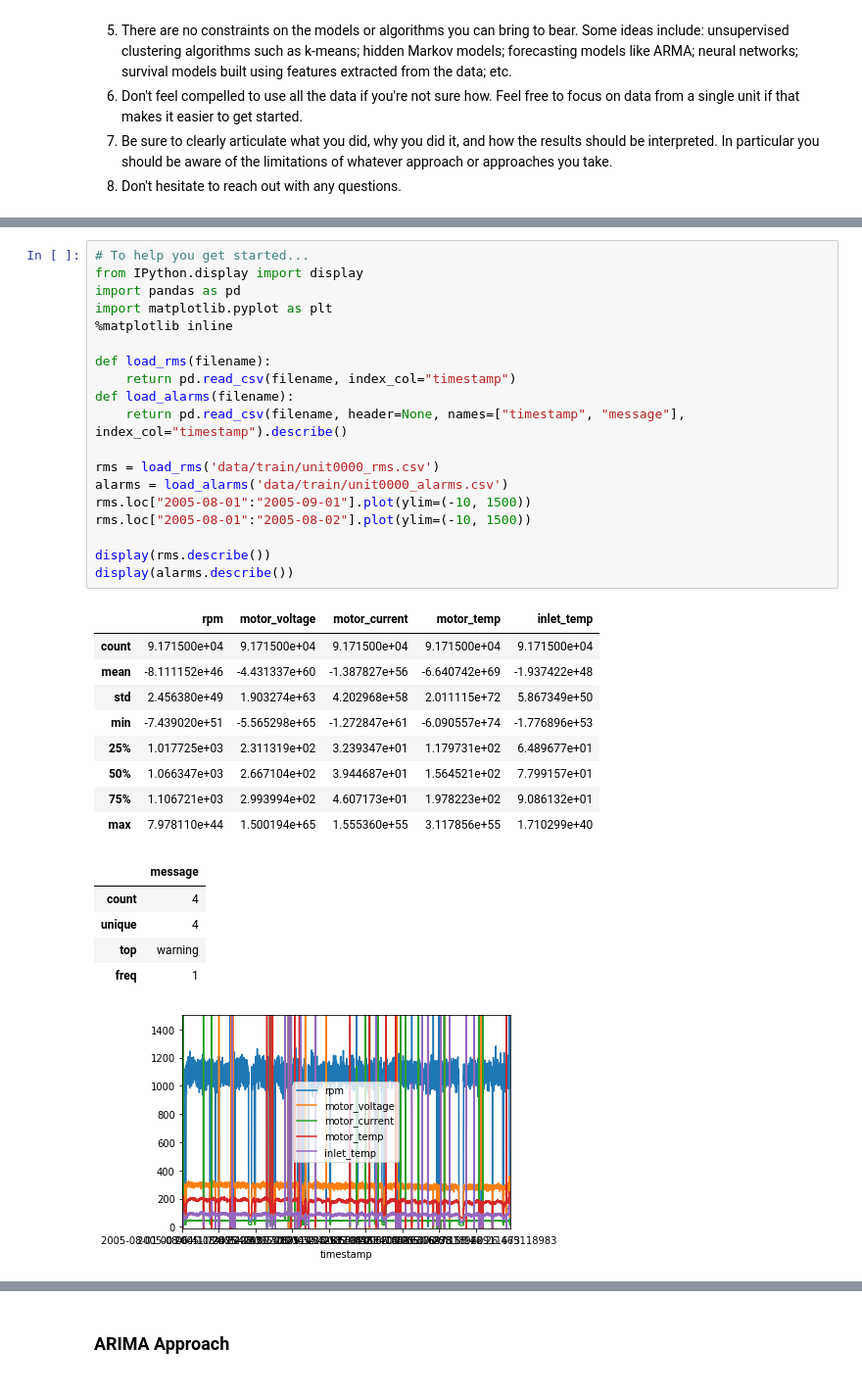
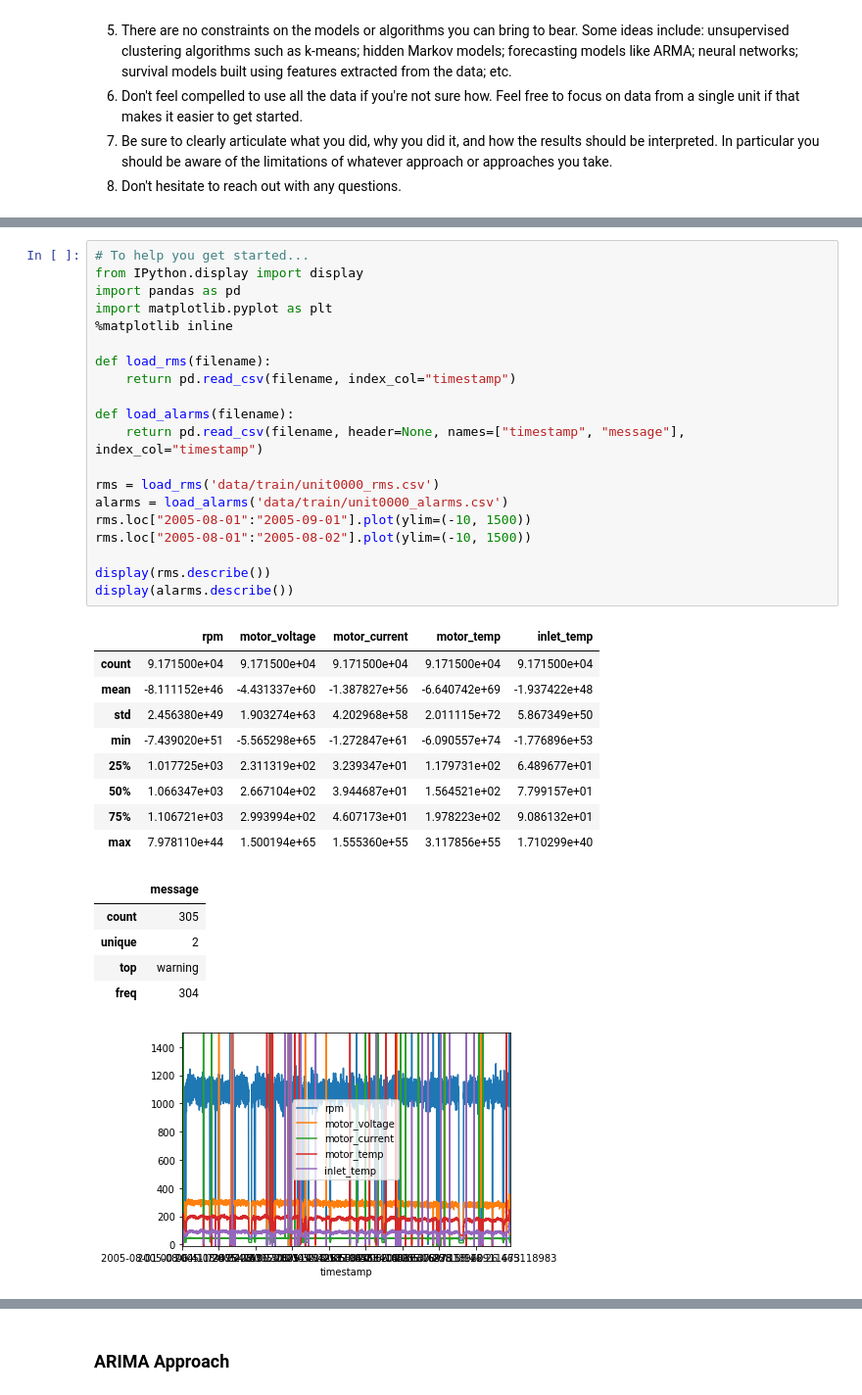
Before and after one commit to ajeyamk/challenges, a Jupyter notebook: data-science/Data science challenge.ipynb, the cells around one changed output, grey strips where cells are left out. Shown: that part at 98% size. Cells and saved outputs as stored; diff of their text form.

```diff
--- a/data-science/Data science challenge.ipynb
+++ b/data-science/Data science challenge.ipynb
@@ -23,36 +42,37 @@ A few notes to help:
 # %%
 # To help you get started...
 from IPython.display import display
 import pandas as pd
 import matplotlib.pyplot as plt
 %matplotlib inline
 
 def load_rms(filename):
     return pd.read_csv(filename, index_col="timestamp")
+
 def load_alarms(filename):
-    return pd.read_csv(filename, header=None, names=["timestamp", "message"], index_col="timestamp").describe()
+    return pd.read_csv(filename, header=None, names=["timestamp", "message"], index_col="timestamp")
 
 rms = load_rms('data/train/unit0000_rms.csv')
 alarms = load_alarms('data/train/unit0000_alarms.csv')
 rms.loc["2005-08-01":"2005-09-01"].plot(ylim=(-10, 1500))
 rms.loc["2005-08-01":"2005-08-02"].plot(ylim=(-10, 1500))
 
 display(rms.describe())
 display(alarms.describe())
 # %% [output]
 |  | rpm | motor_voltage | motor_current | motor_temp | inlet_temp |
 | count | 9.171500e+04 | 9.171500e+04 | 9.171500e+04 | 9.171500e+04 | 9.171500e+04 |
 | mean | -8.111152e+46 | -4.431337e+60 | -1.387827e+56 | -6.640742e+69 | -1.937422e+48 |
 | std | 2.456380e+49 | 1.903274e+63 | 4.202968e+58 | 2.011115e+72 | 5.867349e+50 |
 | min | -7.439020e+51 | -5.565298e+65 | -1.272847e+61 | -6.090557e+74 | -1.776896e+53 |
 | 25% | 1.017725e+03 | 2.311319e+02 | 3.239347e+01 | 1.179731e+02 | 6.489677e+01 |
 | 50% | 1.066347e+03 | 2.667104e+02 | 3.944687e+01 | 1.564521e+02 | 7.799157e+01 |
 | 75% | 1.106721e+03 | 2.993994e+02 | 4.607173e+01 | 1.978223e+02 | 9.086132e+01 |
 | max | 7.978110e+44 | 1.500194e+65 | 1.555360e+55 | 3.117856e+55 | 1.710299e+40 |
 |  | message |
-| count | 4 |
-| unique | 4 |
+| count | 305 |
+| unique | 2 |
 | top | warning |
-| freq | 1 |
+| freq | 304 |
 [figure]
 [figure]
```
Also changed, not shown: parts of 26 cells of this notebook.
